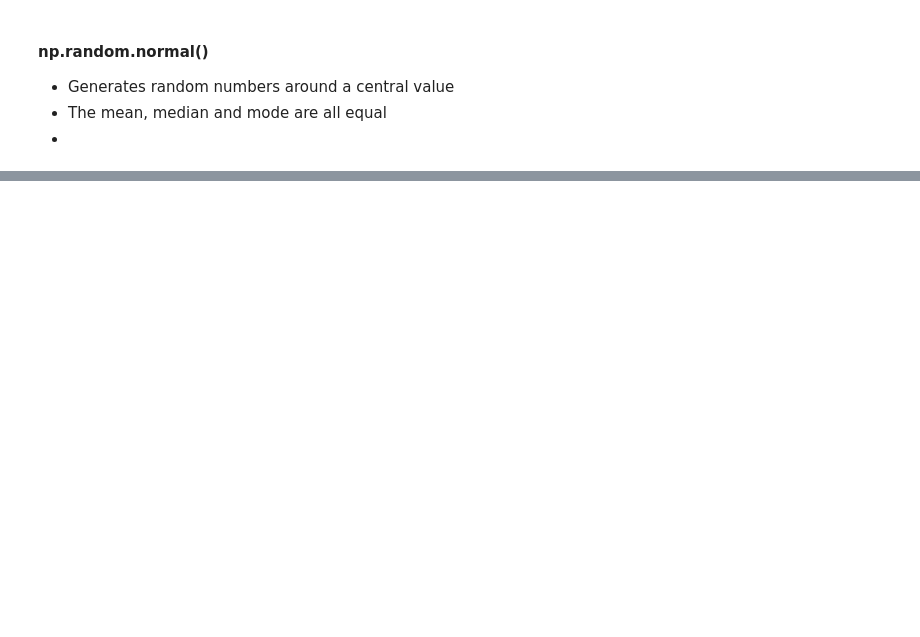
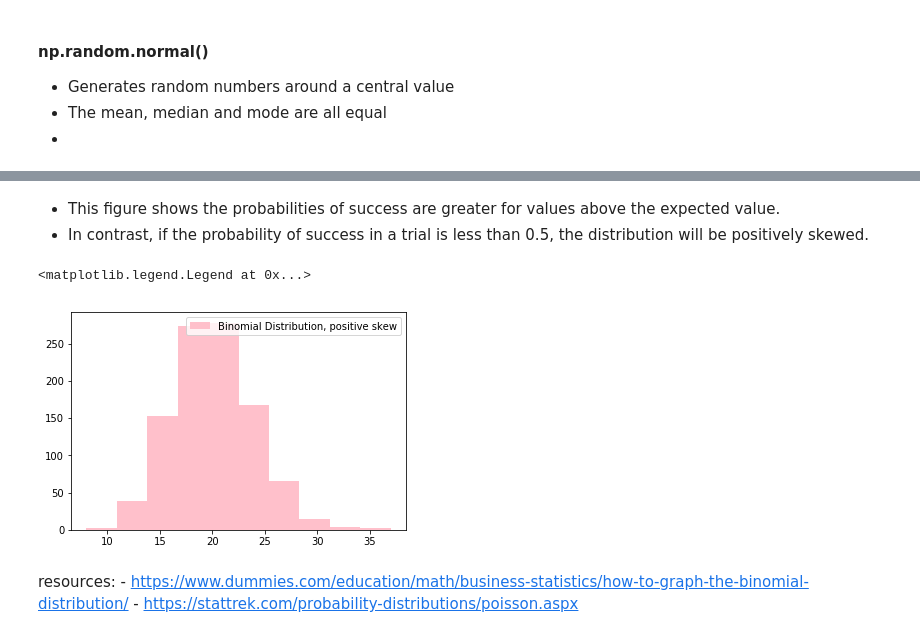
Before and after one commit to DaireNiC/Emerging-Technologies, a Jupyter notebook: numpy_random.ipynb, the cells around one changed output, grey strips where cells are left out. Drawn from its saved outputs; the diff is of its cells as text; code cells hidden in the pictures; blank space fills up the shorter version.

```diff
--- a/numpy_random.ipynb
+++ b/numpy_random.ipynb
@@ -87,0 +118,15 @@ plt.hist(x, color = "red")
+# %% [markdown]
+- This figure shows the probabilities of success are greater for values above the expected value.
+- In contrast, if the probability of success in a trial is less than 0.5, the distribution will be positively skewed.
+# %%
+n, p = 100, .2  # number of trials
+s = np.random.binomial(n, p,1000 )
+plt.hist(s, color = "pink", label="Binomial Distribution, positive skew")
+plt.legend()
+# %% [output]
+<matplotlib.legend.Legend at 0x...>
+[figure, added]
+# %% [markdown]
+resources:
+    - https://www.dummies.com/education/math/business-statistics/how-to-graph-the-binomial-distribution/
+    - https://stattrek.com/probability-distributions/poisson.aspx
```
Also changed, not shown: parts of 11 cells of this notebook.
